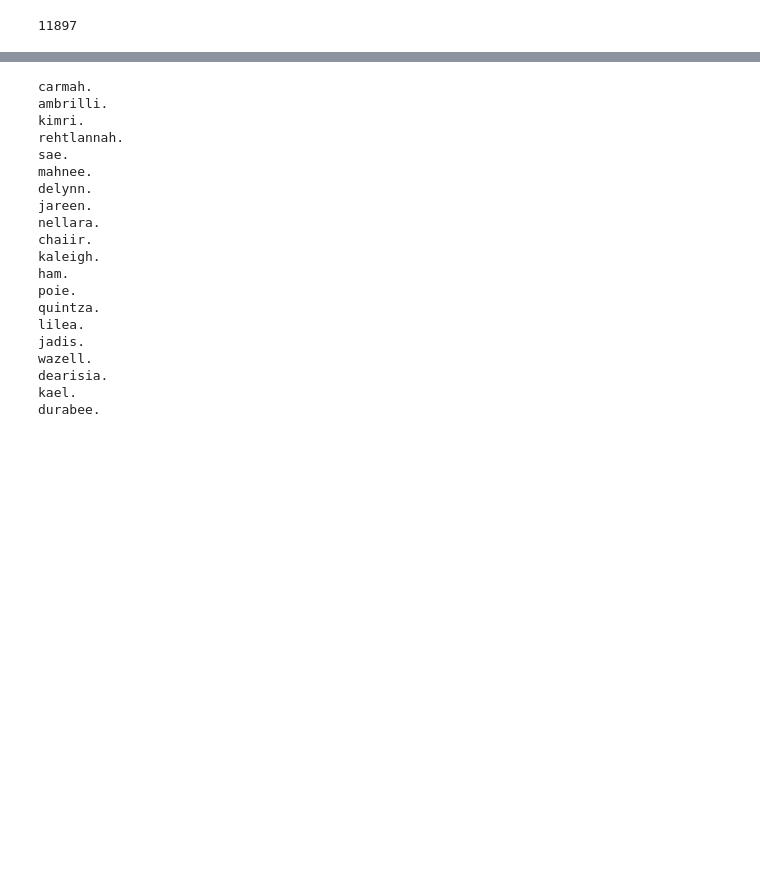
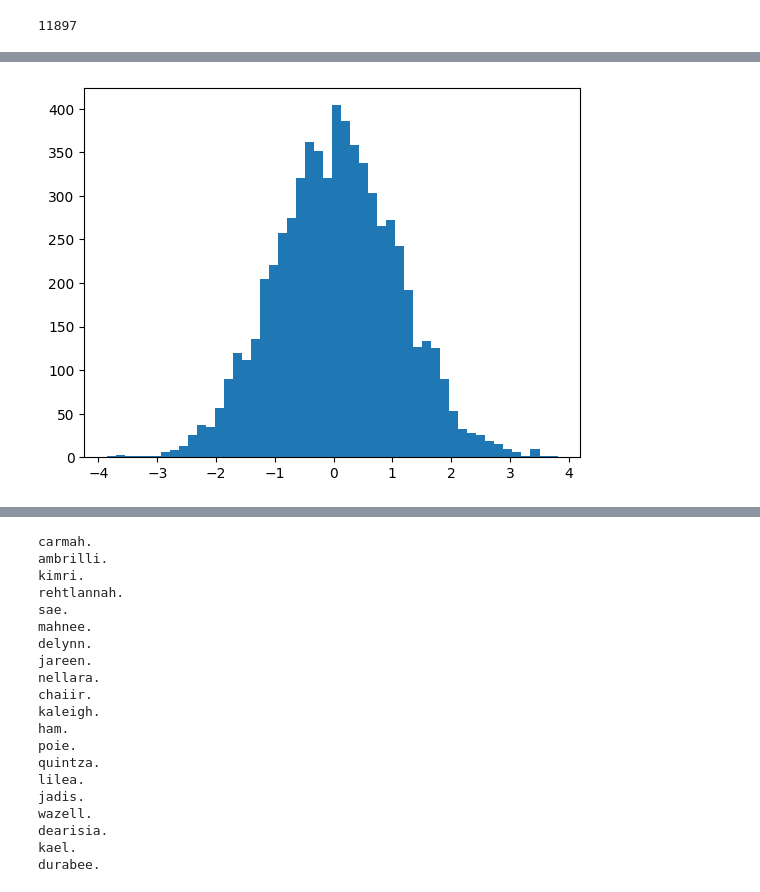
Before and after one commit to jamesonhm/makemore, a Jupyter notebook: makemore_pt3.ipynb, the cells around one changed output, grey strips where cells are left out. Cells and saved outputs as stored; diff of their text form; code cells hidden in the pictures; blank space fills up the shorter version.

```diff
--- a/makemore_pt3.ipynb
+++ b/makemore_pt3.ipynb
@@ -178,3 +164,7 @@ logits, probs, loss
+# %%
+plt.hist(hpreact.view(-1).tolist(), 50);
+# %% [output]
+[figure, added]
 # %%
 plt.plot(lossi)
 # %% [output]
```
Also changed, not shown: parts of 11 cells of this notebook.
